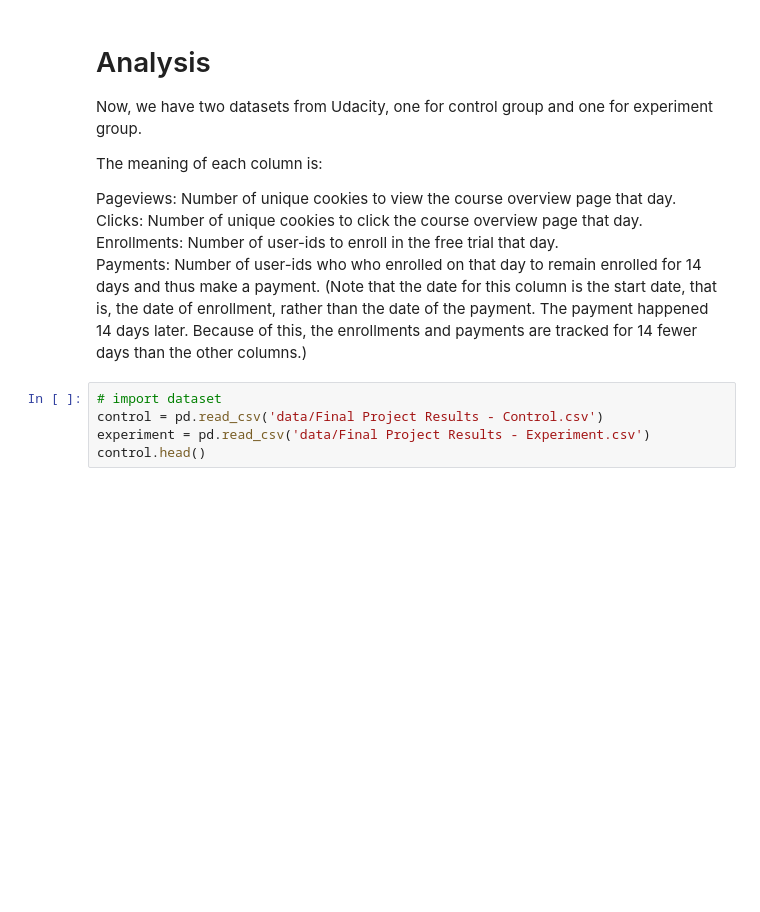
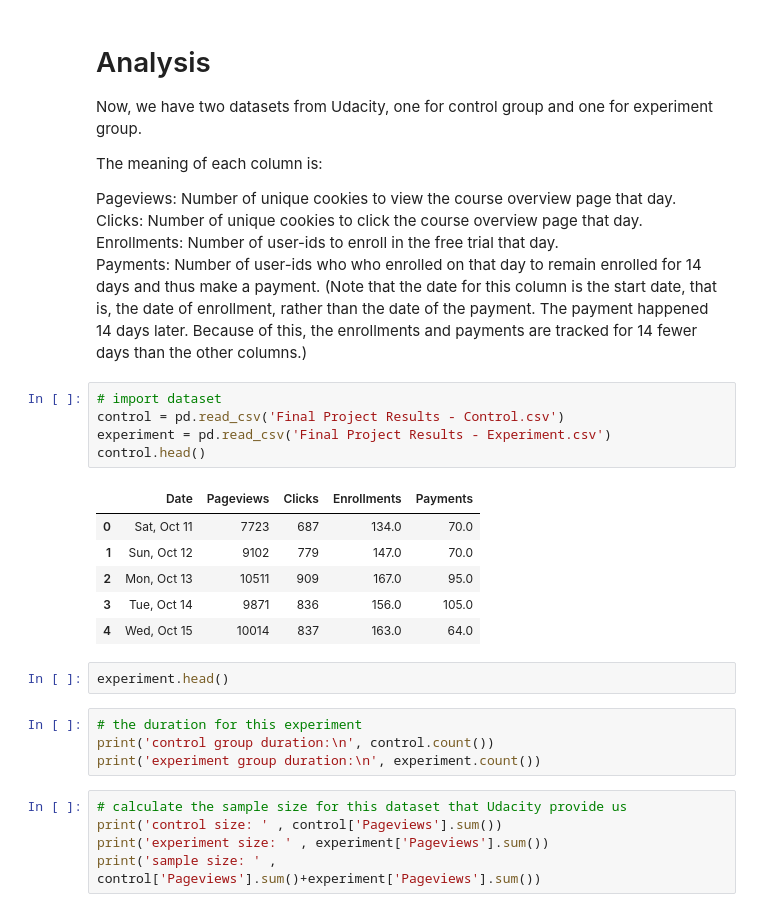
Before and after one commit to ycsilvia/Projects-portfolio, a Jupyter notebook: ABTestingUdacity/code.ipynb, the cells around one changed output. Drawn from its saved outputs; the diff is of its cells as text; blank space fills up the shorter version.

```diff
--- a/ABTestingUdacity/code.ipynb
+++ b/ABTestingUdacity/code.ipynb
@@ -212,6 +212,24 @@ Enrollments: Number of user-ids to enroll in the free trial that day.
 Payments: Number of user-ids who who enrolled on that day to remain enrolled for 14 days and thus make a payment. (Note that the date for this column is the start date, that is, the date of enrollment, rather than the date of the payment. The payment happened 14 days later. Because of this, the enrollments and payments are tracked for 14 fewer days than the other columns.)
 # %%
 # import dataset
-control = pd.read_csv('data/Final Project Results - Control.csv')
-experiment = pd.read_csv('data/Final Project Results - Experiment.csv')
+control = pd.read_csv('Final Project Results - Control.csv')
+experiment = pd.read_csv('Final Project Results - Experiment.csv')
 control.head()
+# %% [output]
+|  | Date | Pageviews | Clicks | Enrollments | Payments |
+| 0 | Sat, Oct 11 | 7723 | 687 | 134.0 | 70.0 |
+| 1 | Sun, Oct 12 | 9102 | 779 | 147.0 | 70.0 |
+| 2 | Mon, Oct 13 | 10511 | 909 | 167.0 | 95.0 |
+| 3 | Tue, Oct 14 | 9871 | 836 | 156.0 | 105.0 |
+| 4 | Wed, Oct 15 | 10014 | 837 | 163.0 | 64.0 |
+# %%
+experiment.head()
+# %%
+# the duration for this experiment
+print('control group duration:\n', control.count())
+print('experiment group duration:\n', experiment.count())
+# %%
+# calculate the sample size for this dataset that Udacity provide us
+print('control size: ' , control['Pageviews'].sum())
+print('experiment size: ' , experiment['Pageviews'].sum())
+print('sample size: ' , control['Pageviews'].sum()+experiment['Pageviews'].sum())
```
Also changed, not shown: parts of 9 cells of this notebook.
